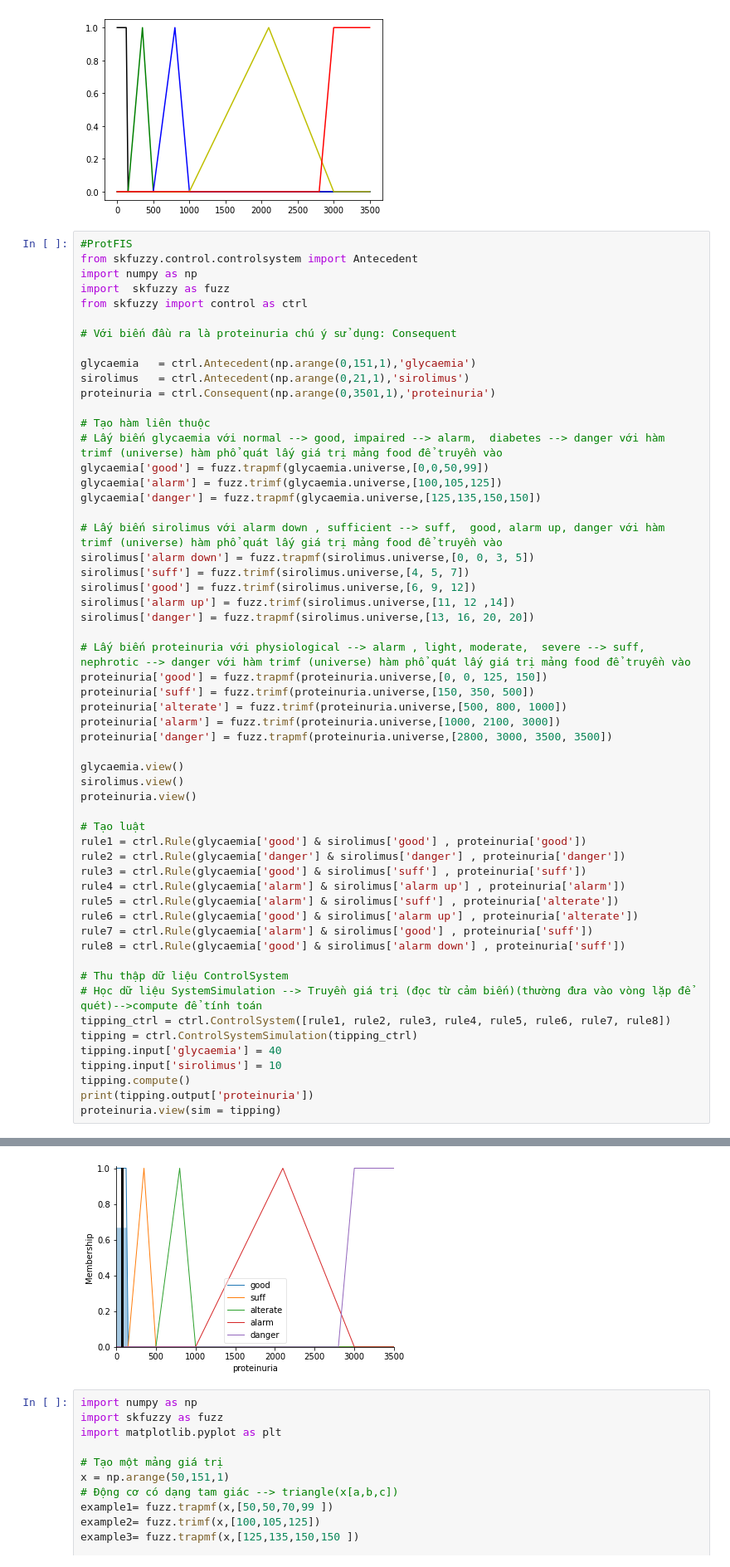
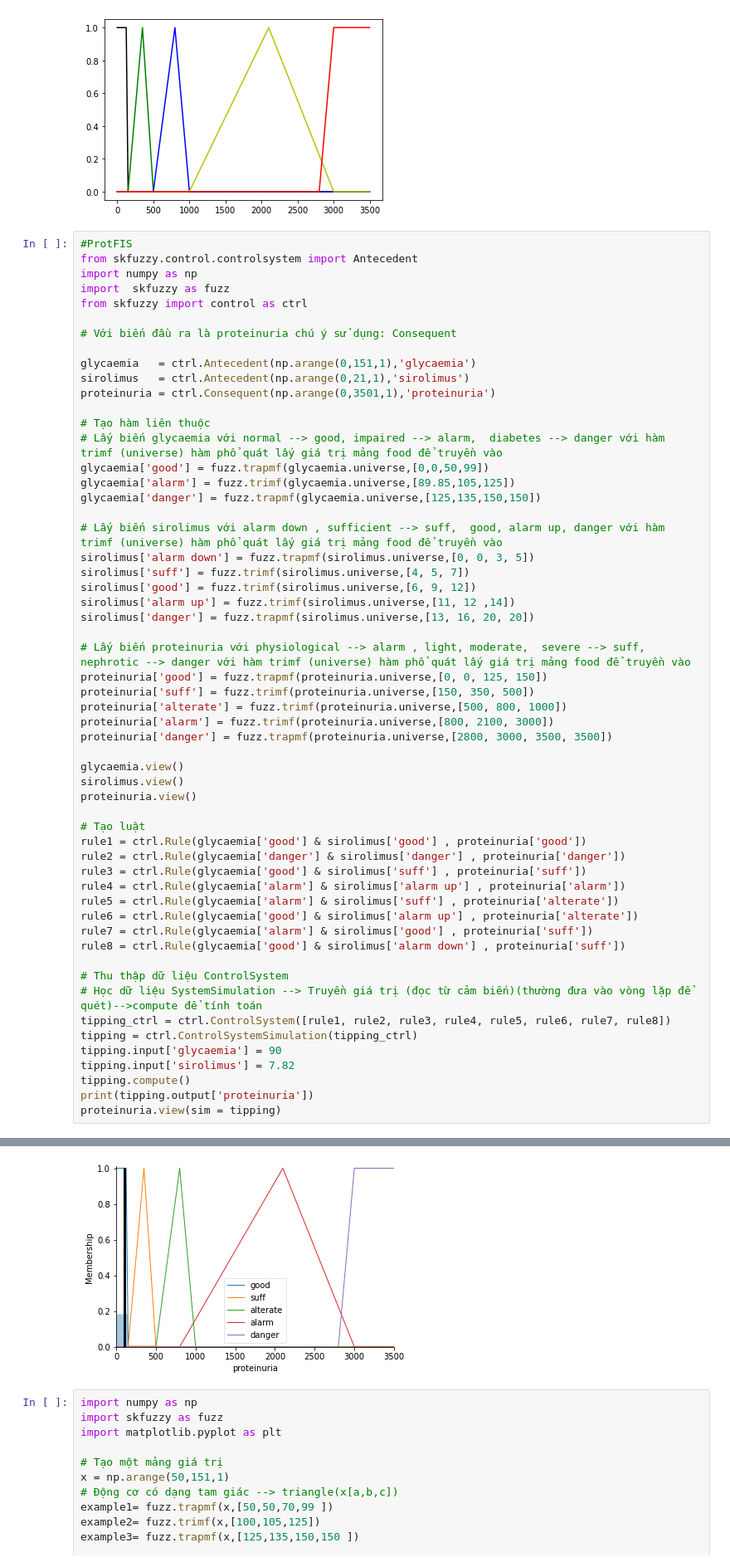
Before and after one commit to hodangtu01/HOMEWORK1---AI, a Jupyter notebook: Fuzzy_logic_based_clinical_decision_support_system_for_the_evaluation_of_renal_function_in_post_Transplant_Patients.ipynb, the cells around one changed output, grey strips where cells are left out. Shown: that part at 83% size. Drawn from its saved outputs; the diff is of its cells as text.

```diff
--- a/Fuzzy_logic_based_clinical_decision_support_system_for_the_evaluation_of_renal_function_in_post_Transplant_Patients.ipynb
+++ b/Fuzzy_logic_based_clinical_decision_support_system_for_the_evaluation_of_renal_function_in_post_Transplant_Patients.ipynb
@@ -82,7 +82,7 @@ proteinuria = ctrl.Consequent(np.arange(0,3501,1),'proteinuria')
 # Tạo hàm liên thuộc
 # Lấy biến glycaemia với normal --> good, impaired --> alarm,  diabetes --> danger với hàm trimf (universe) hàm phổ quát lấy giá trị mảng food để truyền vào
 glycaemia['good'] = fuzz.trapmf(glycaemia.universe,[0,0,50,99])
-glycaemia['alarm'] = fuzz.trimf(glycaemia.universe,[100,105,125])
+glycaemia['alarm'] = fuzz.trimf(glycaemia.universe,[89.85,105,125])
 glycaemia['danger'] = fuzz.trapmf(glycaemia.universe,[125,135,150,150])
 
 # Lấy biến sirolimus với alarm down , sufficient --> suff,  good, alarm up, danger với hàm trimf (universe) hàm phổ quát lấy giá trị mảng food để truyền vào
@@ -96,7 +96,7 @@ sirolimus['danger'] = fuzz.trapmf(sirolimus.universe,[13, 16, 20, 20])
 proteinuria['good'] = fuzz.trapmf(proteinuria.universe,[0, 0, 125, 150])
 proteinuria['suff'] = fuzz.trimf(proteinuria.universe,[150, 350, 500])
 proteinuria['alterate'] = fuzz.trimf(proteinuria.universe,[500, 800, 1000])
-proteinuria['alarm'] = fuzz.trimf(proteinuria.universe,[1000, 2100, 3000])
+proteinuria['alarm'] = fuzz.trimf(proteinuria.universe,[800, 2100, 3000])
 proteinuria['danger'] = fuzz.trapmf(proteinuria.universe,[2800, 3000, 3500, 3500])
 
 glycaemia.view()
@@ -117,8 +117,8 @@ rule8 = ctrl.Rule(glycaemia['good'] & sirolimus['alarm down'] , proteinuria['suf
 # Học dữ liệu SystemSimulation --> Truyền giá trị (đọc từ cảm biến)(thường đưa vào vòng lặp để quét)-->compute để tính toán
 tipping_ctrl = ctrl.ControlSystem([rule1, rule2, rule3, rule4, rule5, rule6, rule7, rule8])
 tipping = ctrl.ControlSystemSimulation(tipping_ctrl)
-tipping.input['glycaemia'] = 40
-tipping.input['sirolimus'] = 10
+tipping.input['glycaemia'] = 90
+tipping.input['sirolimus'] = 7.82
 tipping.compute()
 print(tipping.output['proteinuria'])
 proteinuria.view(sim = tipping)
@@ -130,4 +130,4 @@ proteinuria.view(sim = tipping)
-[figure, old version]
+[figure, new version]
 # %%
 import numpy as np
 import skfuzzy as fuzz
```
Also changed, not shown: parts of 1 cell of this notebook.
